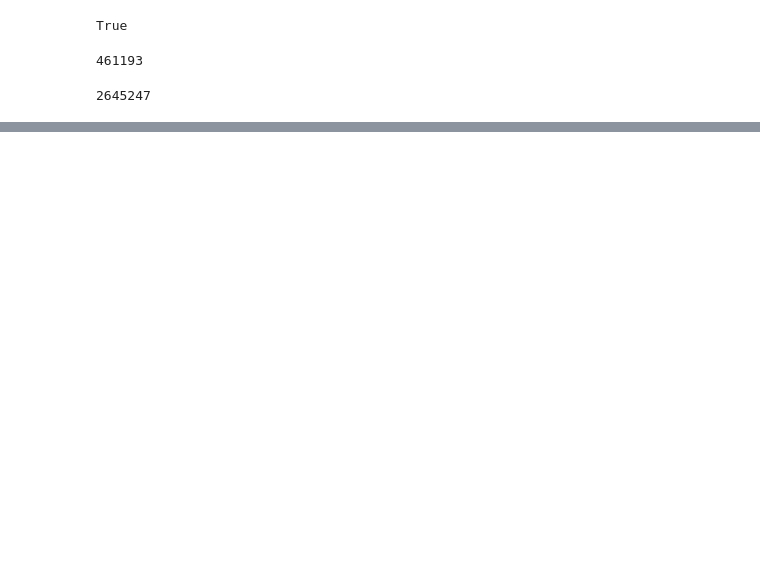
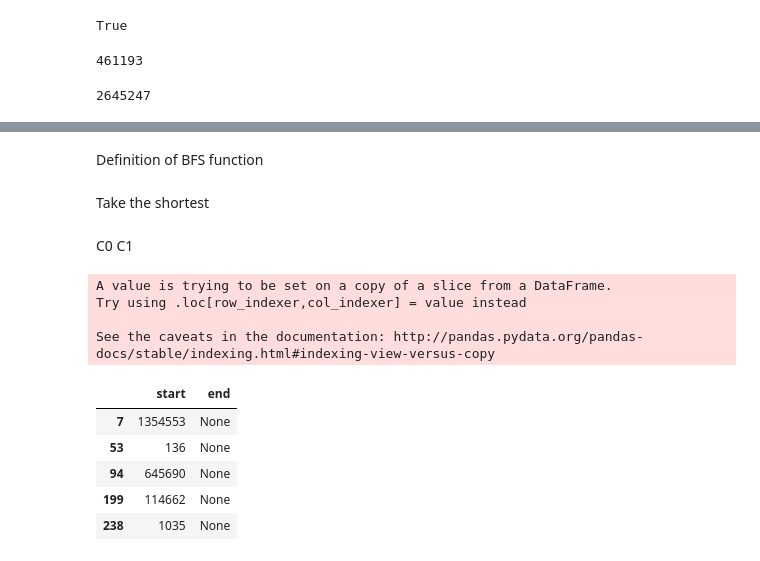
Before and after one commit to flaminia/ADM-HW5-Group-33, a Jupyter notebook: homework_5.ipynb, the cells around one changed output, grey strips where cells are left out. Saved outputs shown, nothing was run; the diff lists cells and outputs as text; code cells hidden in the pictures; blank space fills up the shorter version.

Commit message:
bsf function defined, adiacency_list created

```diff
--- a/homework_5.ipynb
+++ b/homework_5.ipynb
@@ -161,0 +128,2 @@ AttributeError: 'InDegreeView' object has no attribute 'values'
+# %% [markdown]
+Definition of BFS function
@@ -161,0 +154,2 @@ AttributeError: 'InDegreeView' object has no attribute 'values'
+# %% [markdown]
+Take the shortest
@@ -161,0 +162,22 @@ AttributeError: 'InDegreeView' object has no attribute 'values'
+# %% [markdown]
+C0 C1
+# %%
+missing = data_link[~data_link['end'].isin(data_link['start'])]
+missing['set'] = "None"
+
+missing = missing.drop(columns=['start'])
+
+missing.columns = ['start','end']
+
+missing.head()
+# %% [output]
+A value is trying to be set on a copy of a slice from a DataFrame.
+Try using .loc[row_indexer,col_indexer] = value instead
+
+See the caveats in the documentation: http://pandas.pydata.org/pandas-docs/stable/indexing.html#indexing-view-versus-copy
+|  | start | end |
+| 7 | 1354553 | None |
+| 53 | 136 | None |
+| 94 | 645690 | None |
+| 199 | 114662 | None |
+| 238 | 1035 | None |
```
Also changed, not shown: parts of 12 cells of this notebook.
